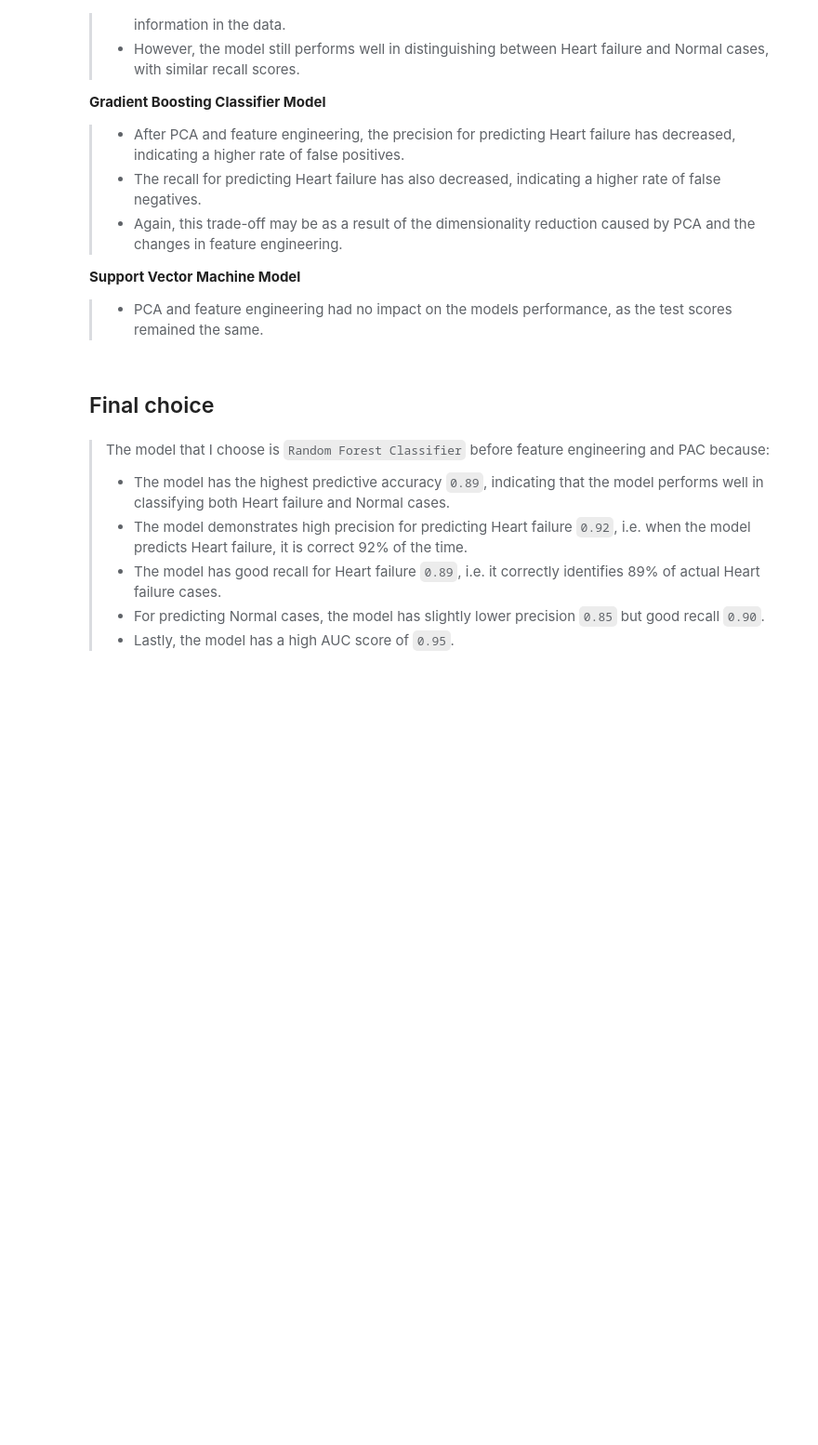
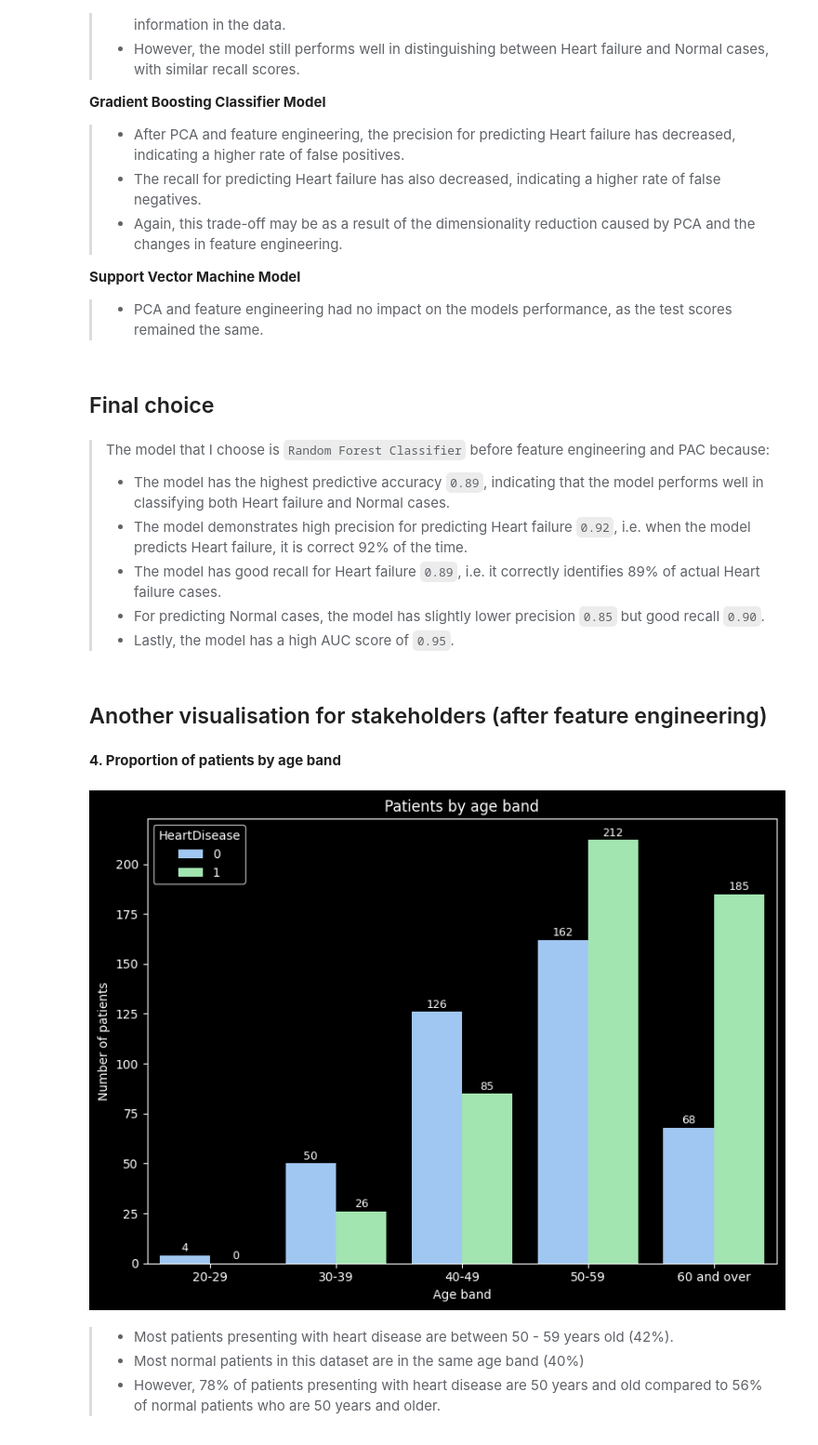
Before and after one commit to shabana1408/Heart-Failure-Prediction, a Jupyter notebook: Heart_Failure_Prediction.ipynb, the cells around one changed output. Shown at 93% size. Drawn from its saved outputs; the diff is of its cells as text; code cells hidden in the pictures; blank space fills up the shorter version.

```diff
--- a/Heart_Failure_Prediction.ipynb
+++ b/Heart_Failure_Prediction.ipynb
@@ -1282,3 +1284,31 @@ weighted avg       0.88      0.88      0.88       230
 > - The model has good recall for Heart failure `0.89`, i.e. it correctly identifies 89% of actual Heart failure cases.
 > - For predicting Normal cases, the model has slightly lower precision `0.85` but good recall `0.90`.
 > - Lastly, the model has a high AUC score of `0.95`.
+# %% [markdown]
+## Another visualisation for stakeholders (after feature engineering)
+# %% [markdown]
+**4. Proportion of patients by age band**
+# %%
+fig, ax = plt.subplots(figsize = (8,6))
+
+age_band_graph = sns.countplot(data=df_ml2, x='AgeBand' , hue=target, ax=ax, order=['20-29', '30-39', '40-49', '50-59', '60 and over'])
+
+#age_band_nor = sum(df_ml2[df_ml2['HeartDisease'] == 0]['AgeBand'].value_counts())
+#age_band_hd = sum(df_ml2[df_ml2['HeartDisease'] == 1]['AgeBand'].value_counts())
+
+for c_nor in ax.containers:
+    age_band_graph.bar_label(c_nor, fmt='%.0f', label_type='edge', padding=1, fontsize = 9, color='white')
+
+plt.xlabel('Age band', fontdict={'fontsize':10})
+plt.ylabel('Number of patients', fontdict={'fontsize':10})
+plt.title('Patients by age band')
+
+fig.tight_layout()
+plt.legend(title='HeartDisease', loc='upper left')
+plt.show()
+# %% [output]
+[figure, added]
+# %% [markdown]
+> - Most patients presenting with heart disease are between 50 - 59 years old (42%).
+> - Most normal patients in this dataset are in the same age band (40%)
+> - However, 78% of patients presenting with heart disease are 50 years and old compared to 56% of normal patients who are 50 years and older.
```
Also changed, not shown: parts of 7 cells of this notebook.
